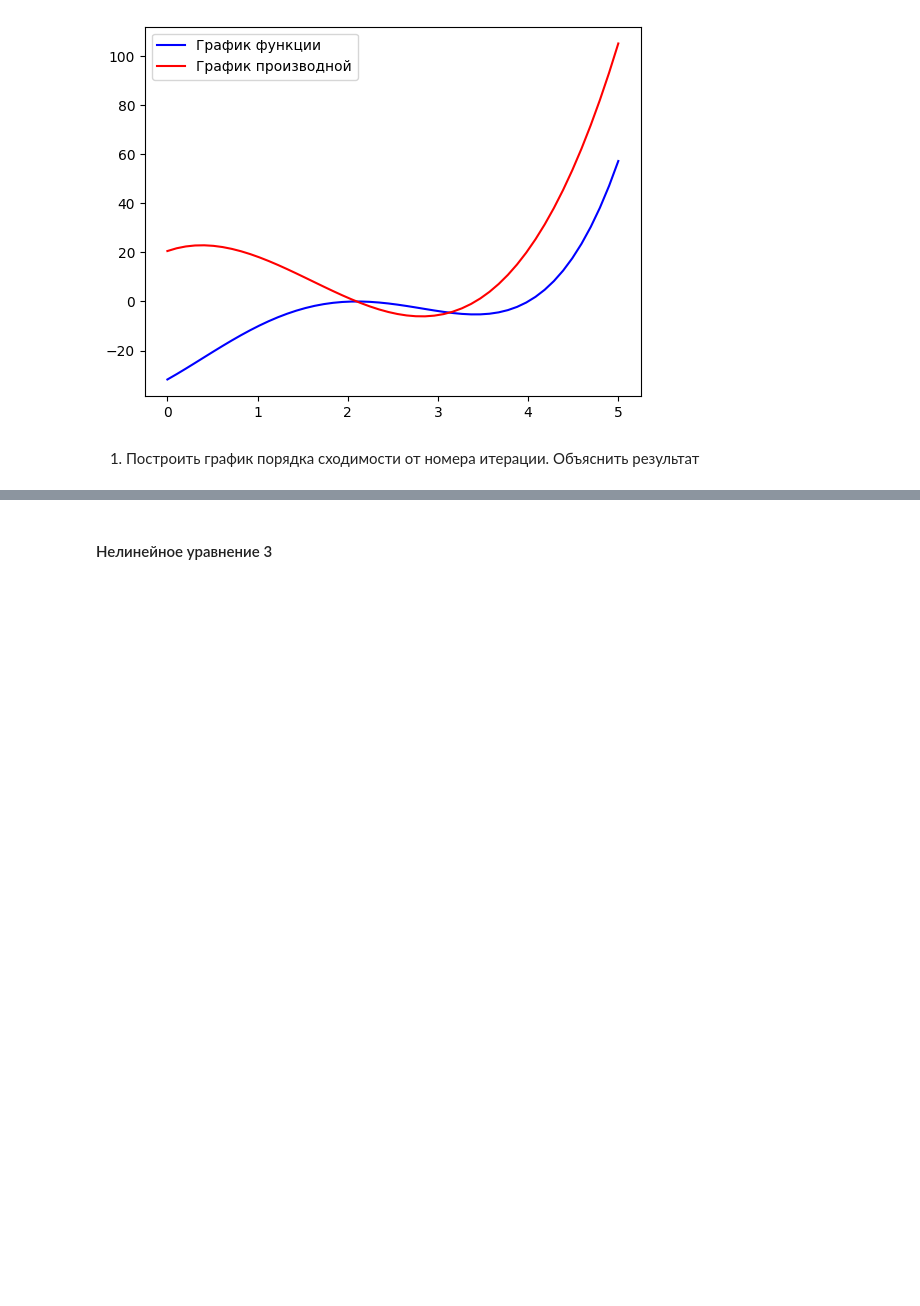
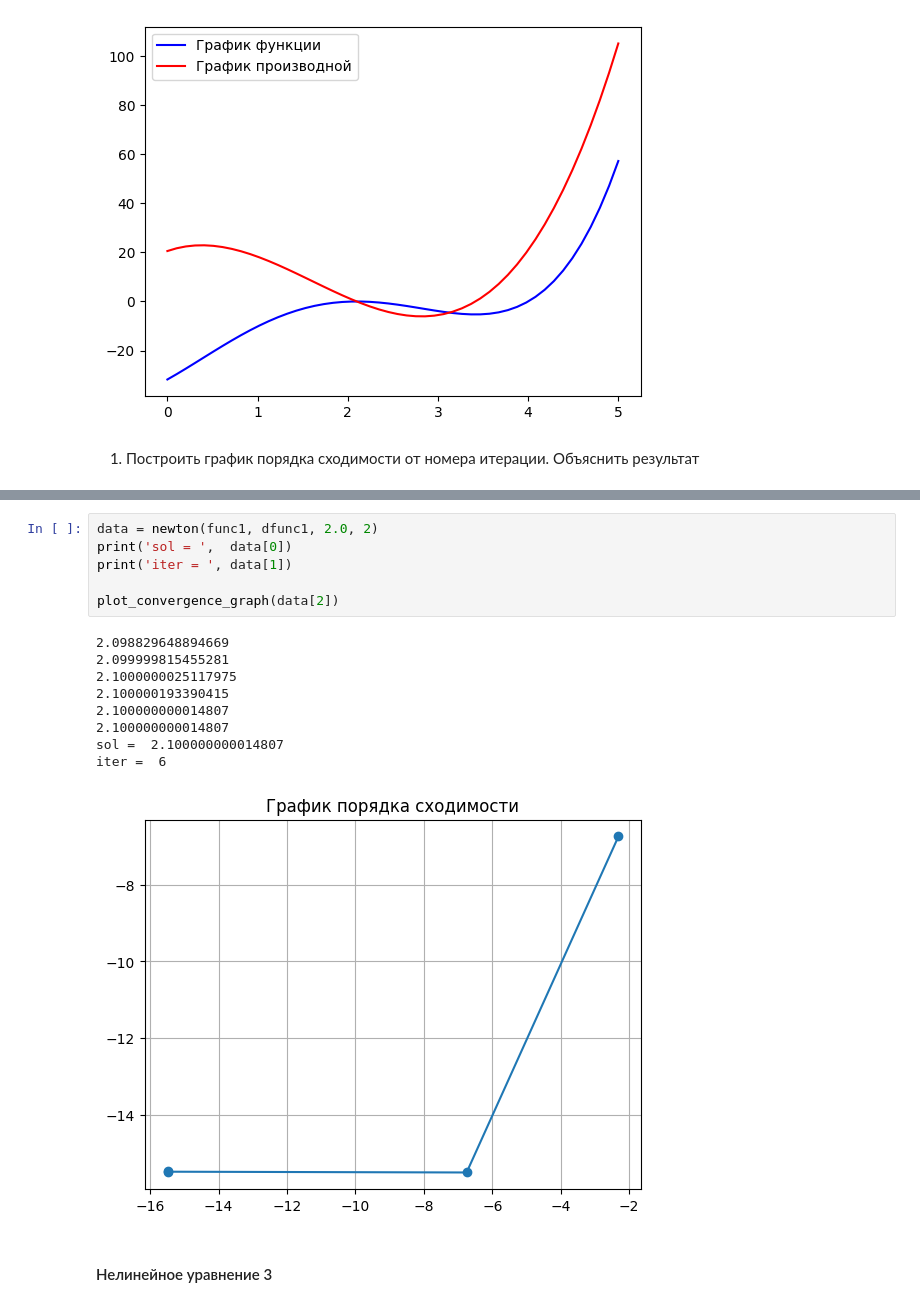
Before and after one commit to d-r-tikhonov/Computational_Mathematics, a Jupyter notebook: Метод Ньютона.ipynb, the cells around one changed output, grey strips where cells are left out. Saved outputs shown, nothing was run; the diff lists cells and outputs as text; blank space fills up the shorter version.

```diff
--- a/Метод Ньютона.ipynb
+++ b/Метод Ньютона.ipynb
@@ -218,3 +215,19 @@ iter =  23
+# %%
+data = newton(func1, dfunc1, 2.0, 2)
+print('sol = ',  data[0])
+print('iter = ', data[1])
+
+plot_convergence_graph(data[2])
+# %% [output]
+2.098829648894669
+2.099999815455281
+2.1000000025117975
+2.100000193390415
+2.100000000014807
+2.100000000014807
+sol =  2.100000000014807
+iter =  6
+[figure, added]
 # %% [markdown]
 #### Нелинейное уравнение 3
 # %%
```
Also changed, not shown: parts of 10 cells of this notebook.
